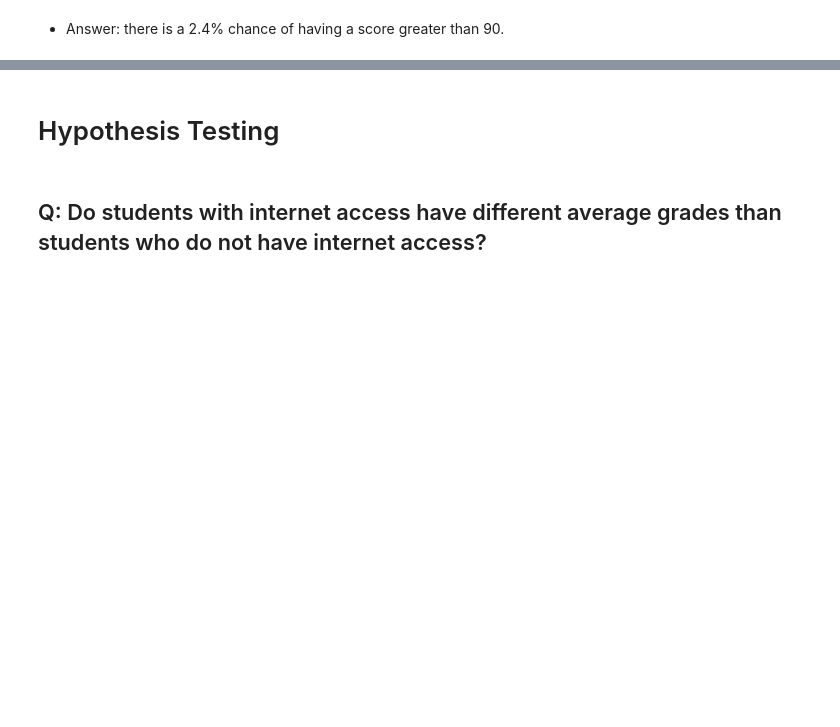
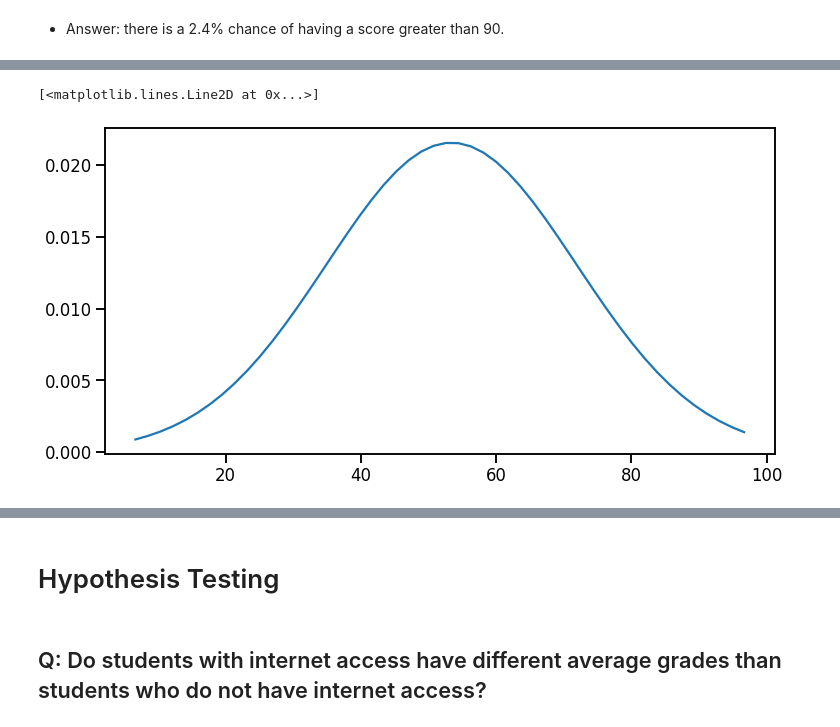
Before and after one commit to coding-dojo-data-science/data-enrichment-wk15-lect01-codealong, a Jupyter notebook: PreClass - From Distributions to Hypothesis copy.ipynb, the cells around one changed output, grey strips where cells are left out. Cells and saved outputs as stored; diff of their text form; code cells hidden in the pictures; blank space fills up the shorter version.

```diff
--- a/PreClass - From Distributions to Hypothesis copy.ipynb
+++ b/PreClass - From Distributions to Hypothesis copy.ipynb
@@ -77,0 +217,5 @@ pd.set_option('display.max_columns',100)
+# %%
+plt.plot(xs,pdf)
+# %% [output]
+[<matplotlib.lines.Line2D at 0x...>]
+[figure, added]
```
Also changed, not shown: parts of 28 cells of this notebook.
